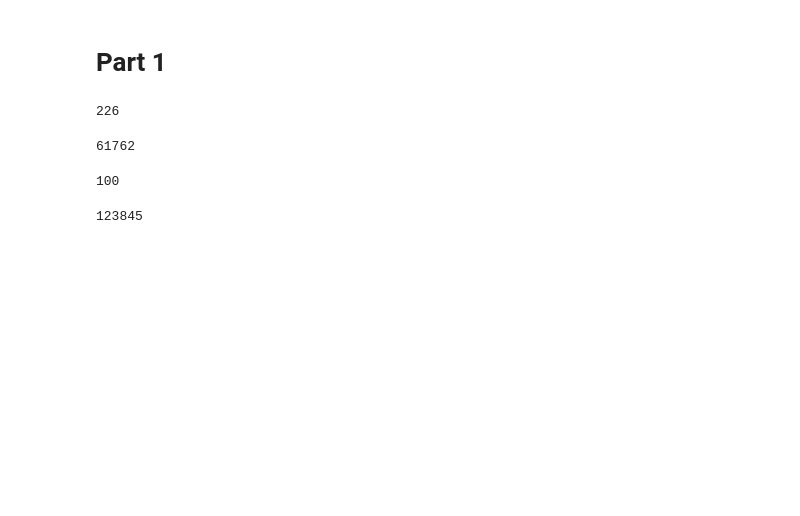
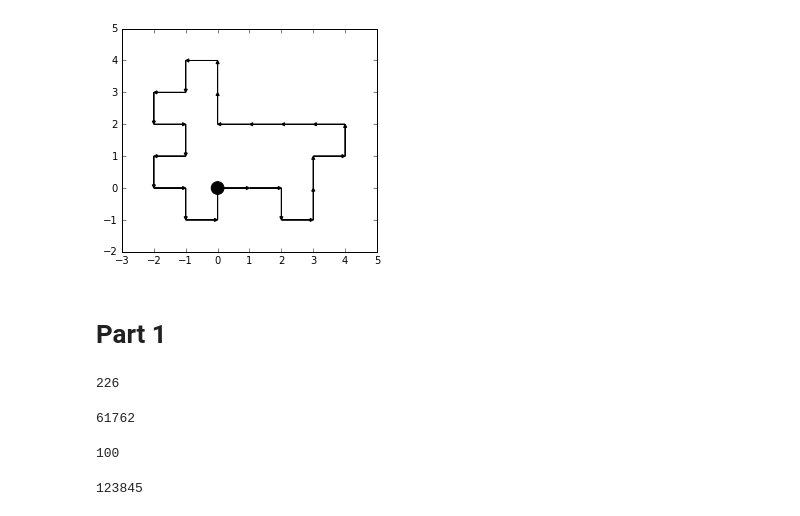
Before and after one commit to NeilNjae/ou-summer-of-code-2017, a Jupyter notebook: 06-tour-shapes/tour-shapes-solution.ipynb, the cells around one changed output. Cells and saved outputs as stored; diff of their text form; code cells hidden in the pictures; blank space fills up the shorter version.

```diff
--- a/06-tour-shapes/tour-shapes-solution.ipynb
+++ b/06-tour-shapes/tour-shapes-solution.ipynb
@@ -136,3 +212,7 @@ def plot_trace(trace, colour='k', xybounds=None, fig=None, subplot_details=None,
+# %%
+plot_trace(trace_tour(sample_tours[2]))
+# %% [output]
+[figure, added]
 # %% [markdown]
 # Part 1
 # %%
```
Also changed, not shown: parts of 8 cells of this notebook, 27 other files.
